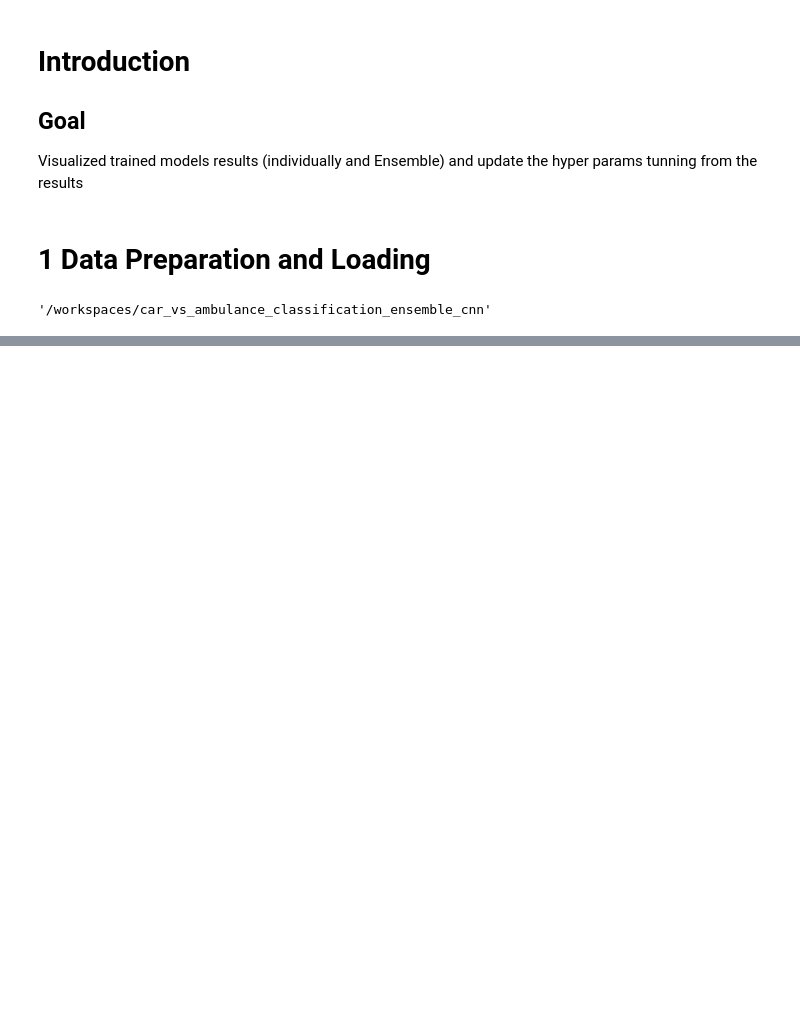
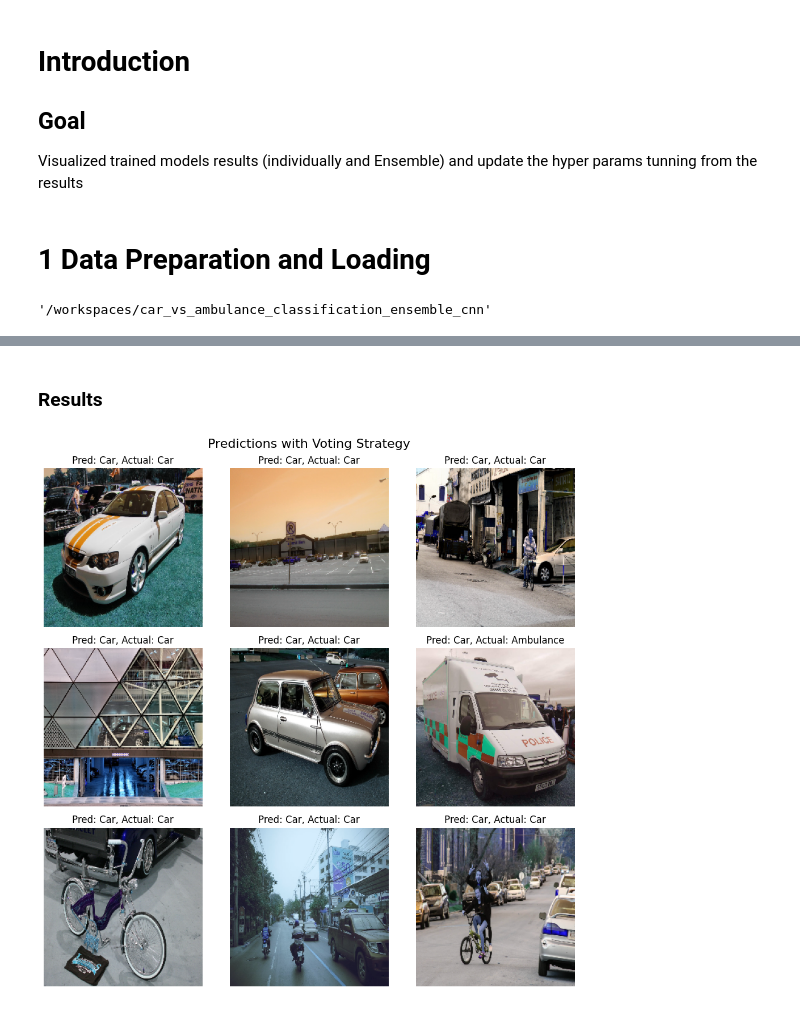
Before and after one commit to vivekpatel99/car_vs_ambulance_classification_ensemble_cnn, a Jupyter notebook: notebooks/3_Evaluate.ipynb, the cells around one changed output, grey strips where cells are left out. Drawn from its saved outputs; the diff is of its cells as text; code cells hidden in the pictures; blank space fills up the shorter version.

```diff
--- a/notebooks/3_Evaluate.ipynb
+++ b/notebooks/3_Evaluate.ipynb
@@ -26,0 +303,3 @@ from src.utils.image_data_loader import ImageDataLoader
+# %%
+shallownet_predictions = shallownet_model.predict(val_ds)
+shallownet_predictions
@@ -26,0 +329,3 @@ from src.utils.image_data_loader import ImageDataLoader
+# %%
+all_predictions = [lenet_predictions,
+                   mini_vgg_net_predictions, shallownet_predictions]
@@ -26,0 +334,4 @@ from src.utils.image_data_loader import ImageDataLoader
+# %%
+voting_strategy = VotingStrategy()
+voting_preds = voting_strategy.ensemble_predict(all_predictions)
+voting_preds
@@ -26,0 +381,2 @@ from src.utils.image_data_loader import ImageDataLoader
+# %% [markdown]
+### Results
@@ -26,0 +386,23 @@ from src.utils.image_data_loader import ImageDataLoader
+# %%
+def plot(dataset, predicted_labels, title: str):
+    # Get a batch of images and true labels from the validation dataset
+    for images, true_labels in dataset.take(1):  # Take one batch
+
+        # Plot a 3x3 grid of images with their predicted labels
+        plt.figure(figsize=(10, 10))
+
+        for i in range(9):
+            ax = plt.subplot(3, 3, i + 1)
+            # Convert to uint8 for display
+            plt.imshow(images[i].numpy().astype("uint8"))
+            plt.title(
+                f"Pred: {class_names[predicted_labels[i][0]]}, Actual: {class_names[true_labels[i]]}")
+            plt.axis("off")
+        # Add the main title
+        plt.suptitle(title, fontsize=16)
+        plt.tight_layout()
+        plt.show()
+# %%
+plot(val_ds, voting_preds, title="Predictions with Voting Strategy")
+# %% [output]
+[figure, added]
```
Also changed, not shown: parts of 29 cells of this notebook, 4 other files.
